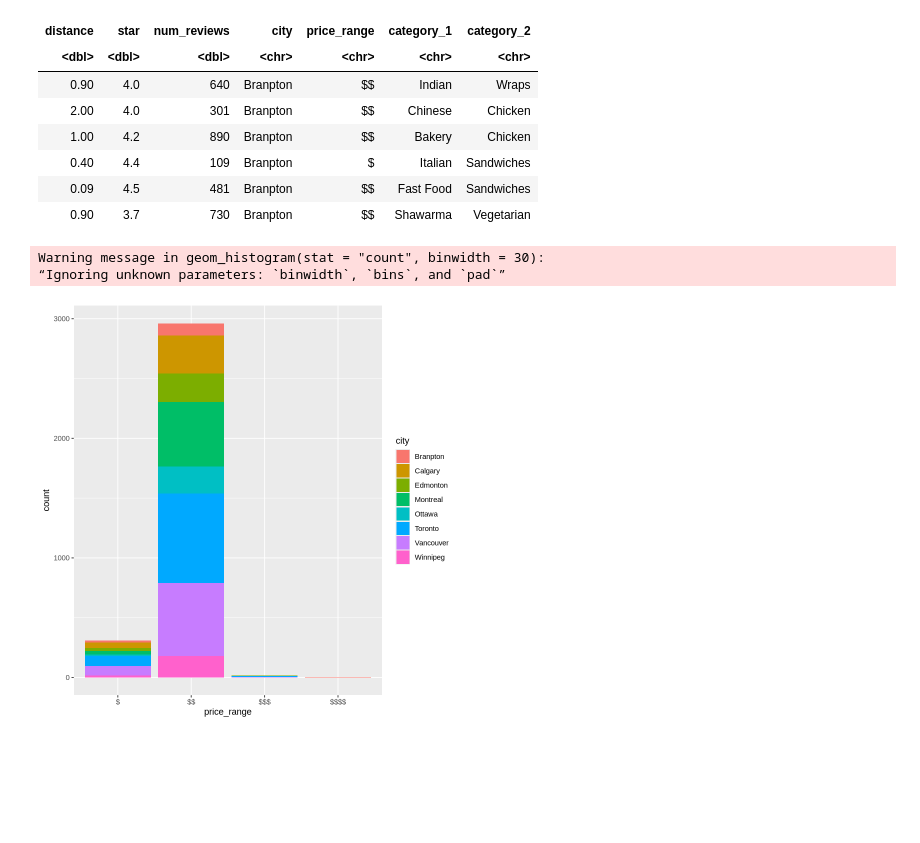
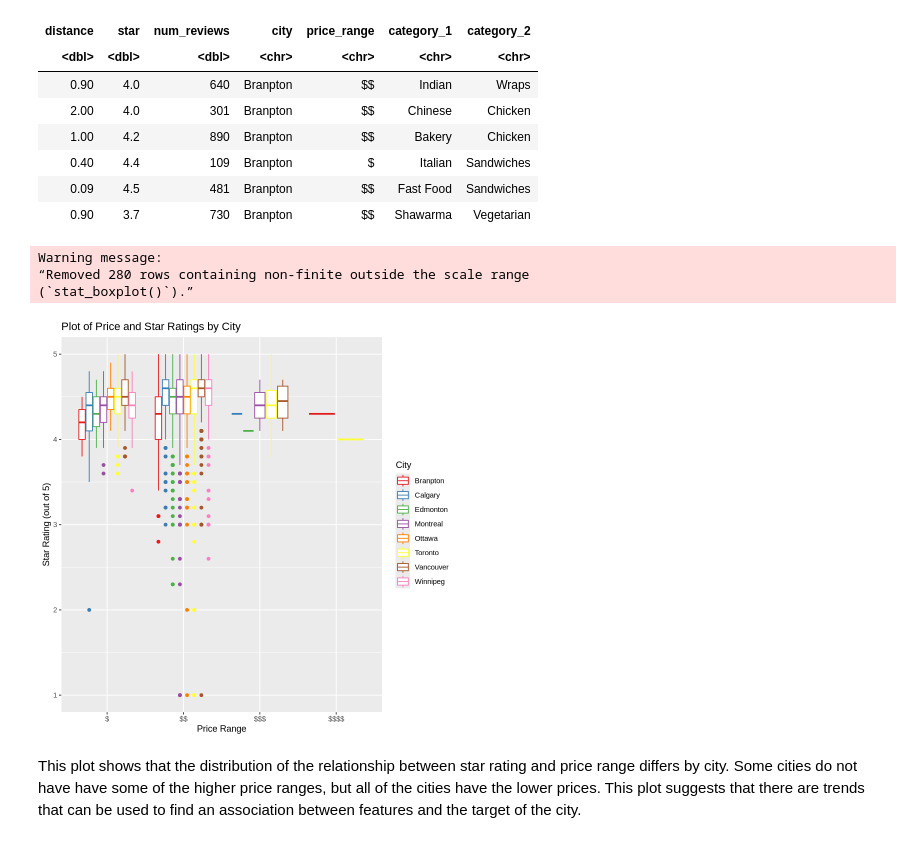
Before and after one commit to recompton/STAT301_A1, a Jupyter notebook: STAT 301 A1.ipynb, the cells around one changed output. Cells and saved outputs as stored; diff of their text form; code cells hidden in the pictures; blank space fills up the shorter version.

Commit message:
Finished plot

```diff
--- a/STAT 301 A1.ipynb
+++ b/STAT 301 A1.ipynb
@@ -96,10 +96,15 @@ A tibble: 6 × 7
 | 0.90 | 3.7 | 730 | Branpton | $$ | Shawarma | Vegetarian |
 # %%
 door_dash_plot <- door_dash %>%
-    ggplot(aes(x = price_range, fill = city)) +
-    geom_histogram(stat = "count", binwidth = 30)
+    ggplot(aes(x = price_range, y = star, fill = city)) +
+    geom_boxplot() +
+    labs(title="Plot of Price and Star Ratings by City", x="Price Range", y = "Star Rating (out of 5)", fill = "City") +
+    scale_fill_brewer(palette="Set1")
 door_dash_plot
 # %% [output]
-Warning message in geom_histogram(stat = "count", binwidth = 30):
-“Ignoring unknown parameters: `binwidth`, `bins`, and `pad`”
+Warning message:
+“Removed 280 rows containing non-finite outside the scale range
+(`stat_boxplot()`).”
-[figure, old version]
+[figure, new version]
+# %% [markdown]
+This plot shows that the distribution of the relationship between star rating and price range differs by city. Some cities do not have have some of the higher price ranges, but all of the cities have the lower prices. This plot suggests that there are trends that can be used to find an association between features and the target of the city.
```
Also changed, not shown: parts of 1 cell of this notebook.
